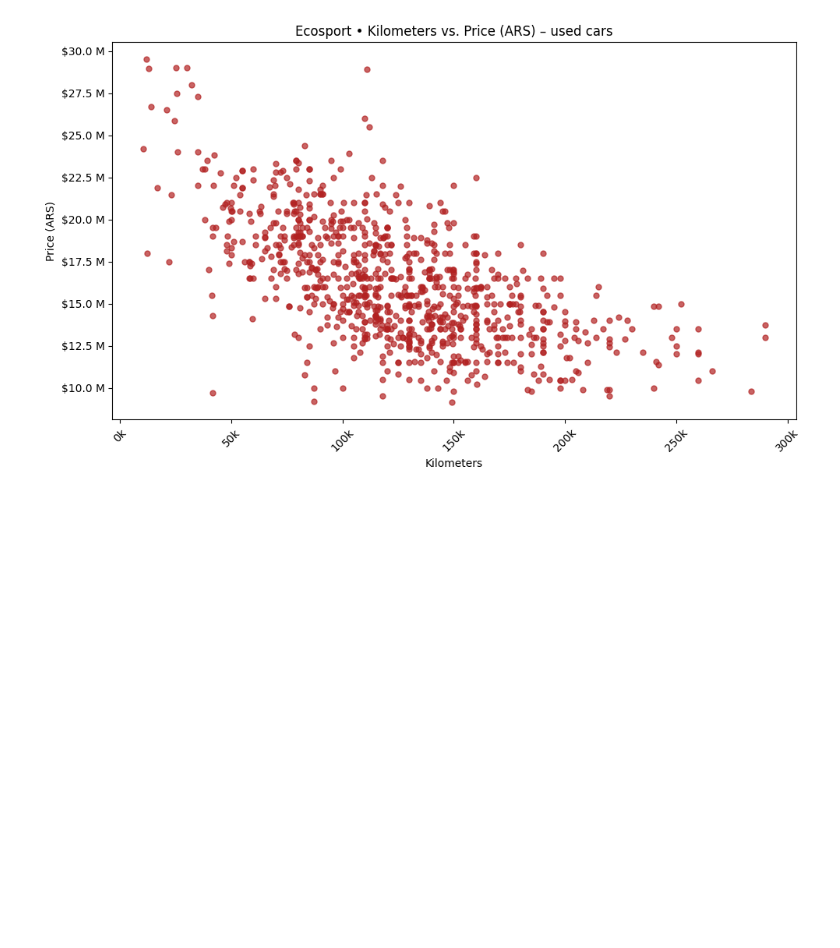
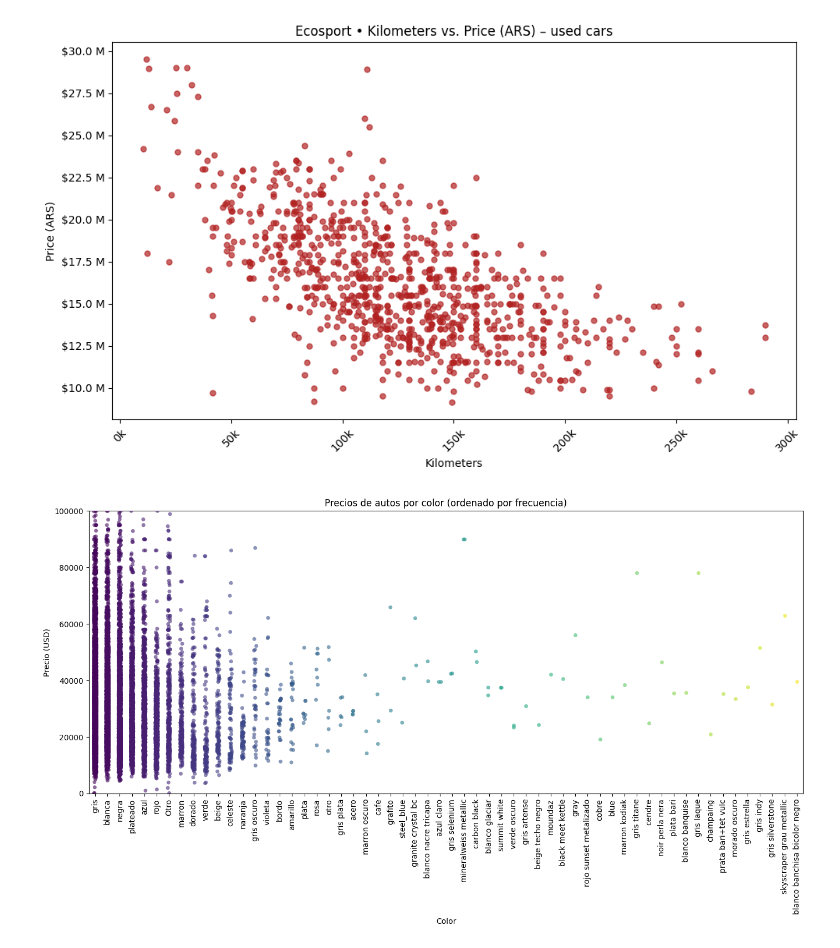
Before and after one commit to varbelaiz/suv-price-prediction, a Jupyter notebook: data_analysis.ipynb, the cells around one changed output. Drawn from its saved outputs; the diff is of its cells as text; code cells hidden in the pictures; blank space fills up the shorter version.

Commit message:
Add color normalization

```diff
--- a/data_analysis.ipynb
+++ b/data_analysis.ipynb
@@ -536,3 +536,69 @@ plt.tight_layout()
 plt.show()
 # %% [output]
 [figure]
+# %%
+# 📦 Importar librerías necesarias
+import pandas as pd
+import numpy as np
+import unicodedata
+import difflib
+import matplotlib.pyplot as plt
+import seaborn as sns
+
+# 🧼 Normalizar texto
+def normalizar(texto):
+    texto = texto.lower().strip()
+    texto = ''.join(c for c in unicodedata.normalize('NFKD', texto) if not unicodedata.combining(c))
+    return texto
+
+# 🔄 Agrupar colores automáticamente
+colores_norm = [normalizar(c) for c in df['Color'].dropna().unique()]
+grupos = {}
+
+for color in colores_norm:
+    match = difflib.get_close_matches(color, grupos.keys(), n=1, cutoff=0.8)
+    if match:
+        grupos[match[0]].append(color)
+    else:
+        grupos[color] = [color]
+
+mapa_color = {}
+for clave, variantes in grupos.items():
+    nombre_grupo = max(variantes, key=variantes.count)
+    for v in variantes:
+        mapa_color[v] = nombre_grupo
+
+def limpiar_color_auto(color):
+    if pd.isnull(color):
+        return 'Otro'
+    color_norm = normalizar(color)
+    return mapa_color.get(color_norm, 'Otro')
+
+df['Color_limpio'] = df['Color'].apply(limpiar_color_auto)
+
+# 💱 Convertir precio a USD
+conversion = {'US$': 1.0, '$': 0.0011}
+df['Precio_USD'] = df.apply(lambda row: row['Precio'] * conversion.get(row['Moneda'], 1.0), axis=1)
+
+# 📊 Ordenar los colores por frecuencia
+frecuencia_colores = df['Color_limpio'].value_counts()
+orden_colores = frecuencia_colores.index.tolist()
+
+# Convertir la columna en una categoría ordenada
+df['Color_limpio'] = pd.Categorical(df['Color_limpio'], categories=orden_colores, ordered=True)
+
+# 📈 Gráfico scatter con colores ordenados
+plt.figure(figsize=(14, 8))
+sns.stripplot(data=df.sort_values('Color_limpio'),
+              x='Color_limpio', y='Precio_USD',
+              hue='Color_limpio', dodge=False, legend=False,
+              jitter=True, alpha=0.6, palette='viridis')
+plt.ylabel('Precio (USD)')
+plt.xlabel('Color')
+plt.ylim(0, 1e5)
+plt.title('Precios de autos por color (ordenado por frecuencia)')
+plt.xticks(rotation=90)
+plt.tight_layout()
+plt.show()
+# %% [output]
+[figure, added]
```
Also changed, not shown: 1 other file.
